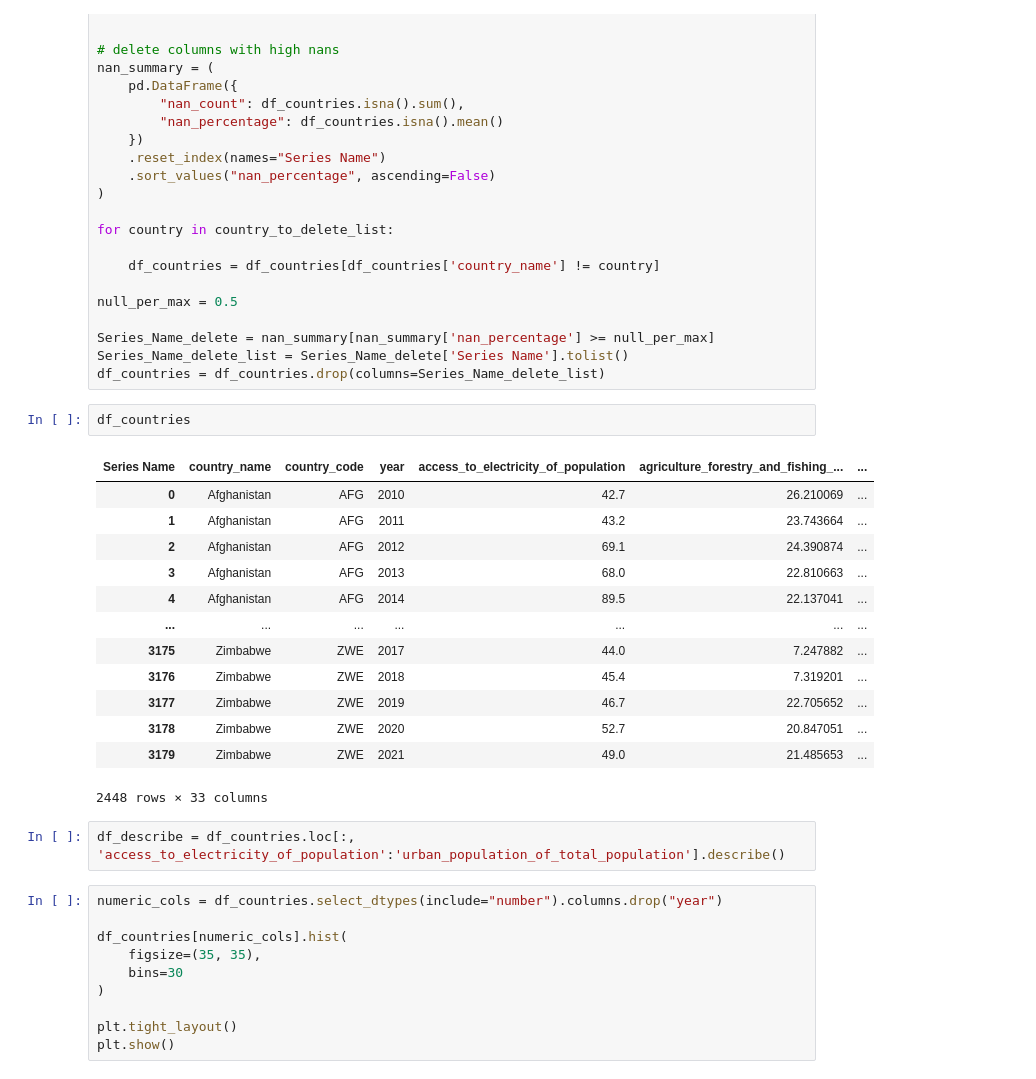
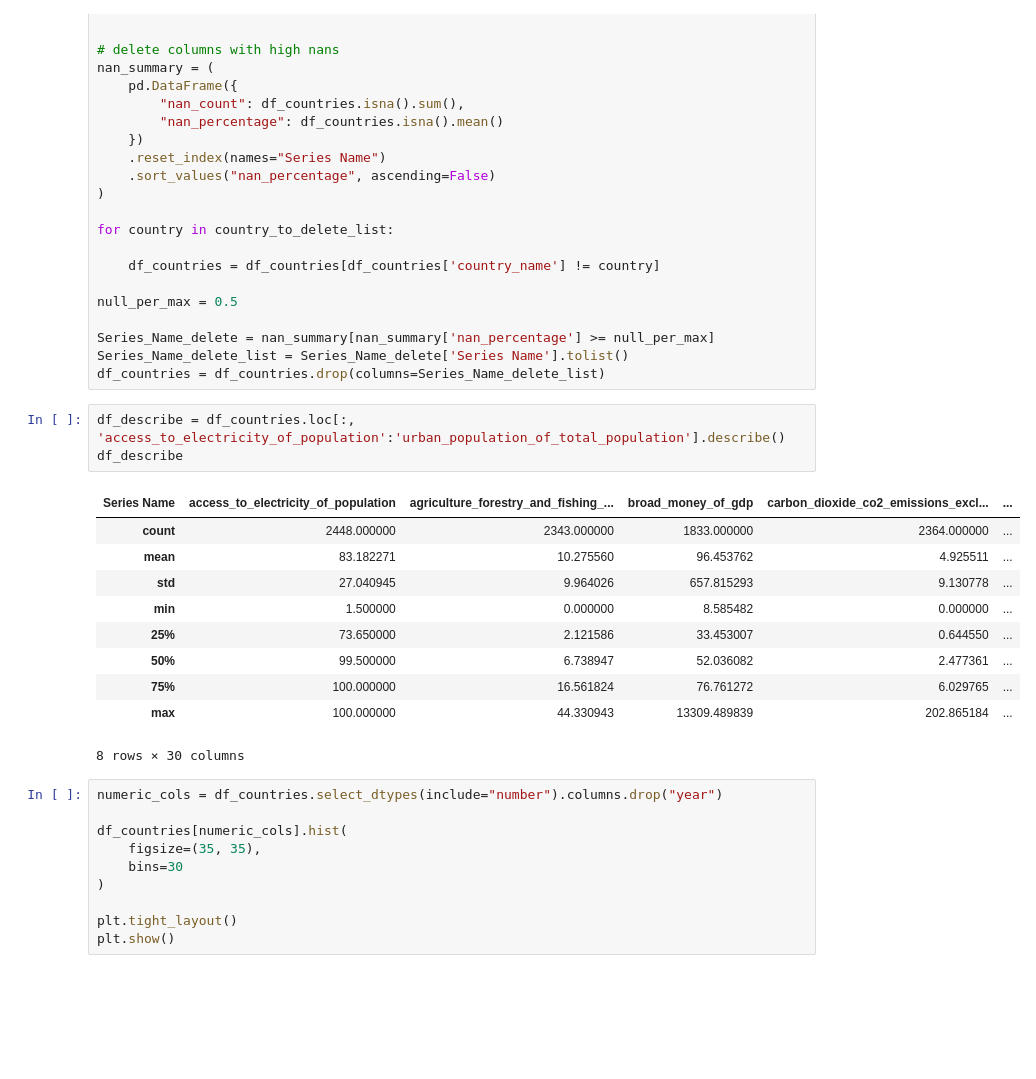
Before and after one commit to Mina-Makram-001/2B_Data_Science_Portfolio, a Jupyter notebook: Task_4_(Train_3_Unsupervised_ML_Models)/2_EDA_&_Preperation.ipynb, the cells around one changed output. Cells and saved outputs as stored; diff of their text form; blank space fills up the shorter version.

```diff
--- a/Task_4_(Train_3_Unsupervised_ML_Models)/2_EDA_&_Preperation.ipynb
+++ b/Task_4_(Train_3_Unsupervised_ML_Models)/2_EDA_&_Preperation.ipynb
@@ -153,24 +153,20 @@ null_per_max = 0.5
 Series_Name_delete = nan_summary[nan_summary['nan_percentage'] >= null_per_max]
 Series_Name_delete_list = Series_Name_delete['Series Name'].tolist()
 df_countries = df_countries.drop(columns=Series_Name_delete_list)
-# %%
-df_countries
-# %% [output]
-| Series Name | country_name | country_code | year | access_to_electricity_of_population | agriculture_forestry_and_fishing_... | ... |
-| 0 | Afghanistan | AFG | 2010 | 42.7 | 26.210069 | ... |
-| 1 | Afghanistan | AFG | 2011 | 43.2 | 23.743664 | ... |
-| 2 | Afghanistan | AFG | 2012 | 69.1 | 24.390874 | ... |
-| 3 | Afghanistan | AFG | 2013 | 68.0 | 22.810663 | ... |
-| 4 | Afghanistan | AFG | 2014 | 89.5 | 22.137041 | ... |
-| ... | ... | ... | ... | ... | ... | ... |
-| 3175 | Zimbabwe | ZWE | 2017 | 44.0 | 7.247882 | ... |
-| 3176 | Zimbabwe | ZWE | 2018 | 45.4 | 7.319201 | ... |
-| 3177 | Zimbabwe | ZWE | 2019 | 46.7 | 22.705652 | ... |
-| 3178 | Zimbabwe | ZWE | 2020 | 52.7 | 20.847051 | ... |
-| 3179 | Zimbabwe | ZWE | 2021 | 49.0 | 21.485653 | ... |
-2448 rows × 33 columns
 # %%
 df_describe = df_countries.loc[:, 'access_to_electricity_of_population':'urban_population_of_total_population'].describe()
+df_describe
+# %% [output]
+| Series Name | access_to_electricity_of_population | agriculture_forestry_and_fishing_... | broad_money_of_gdp | carbon_dioxide_co2_emissions_excl... | ... |
+| count | 2448.000000 | 2343.000000 | 1833.000000 | 2364.000000 | ... |
+| mean | 83.182271 | 10.275560 | 96.453762 | 4.925511 | ... |
+| std | 27.040945 | 9.964026 | 657.815293 | 9.130778 | ... |
+| min | 1.500000 | 0.000000 | 8.585482 | 0.000000 | ... |
+| 25% | 73.650000 | 2.121586 | 33.453007 | 0.644550 | ... |
+| 50% | 99.500000 | 6.738947 | 52.036082 | 2.477361 | ... |
+| 75% | 100.000000 | 16.561824 | 76.761272 | 6.029765 | ... |
+| max | 100.000000 | 44.330943 | 13309.489839 | 202.865184 | ... |
+8 rows × 30 columns
 # %%
 numeric_cols = df_countries.select_dtypes(include="number").columns.drop("year")
 
```
Also changed, not shown: parts of 11 cells of this notebook, 2 other files.
